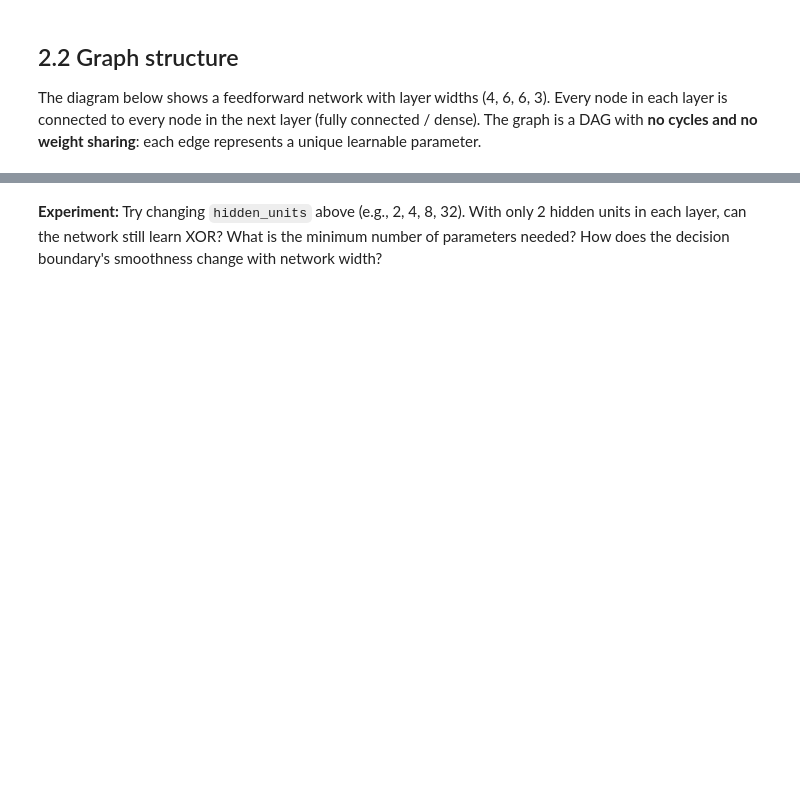
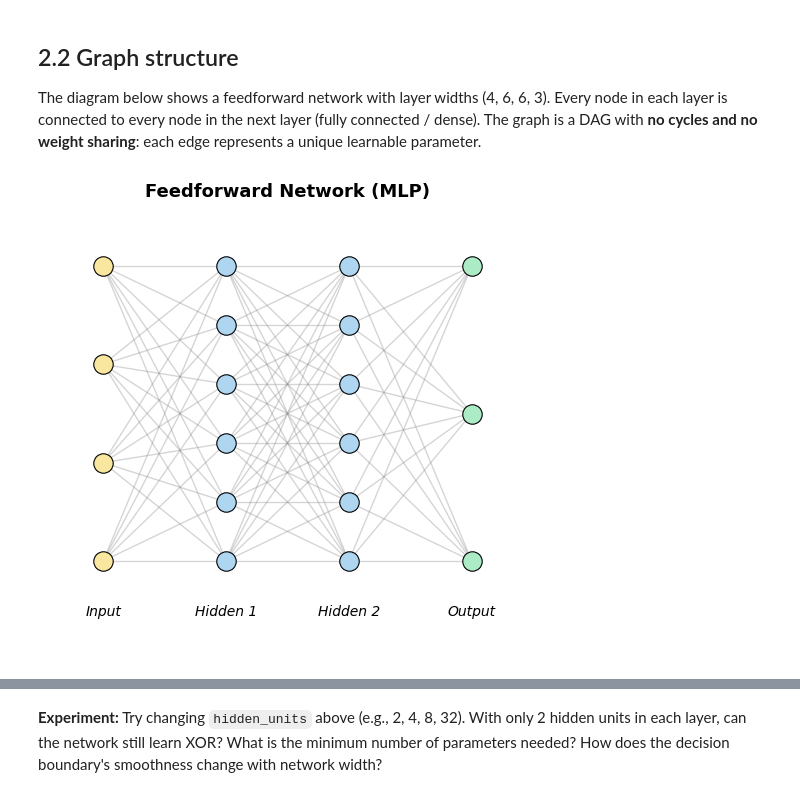
Before and after one commit to eduenez/MathAIspring2026UTSA, a Jupyter notebook: code/dnn_architectures_overview.ipynb, the cells around one changed output, grey strips where cells are left out. Cells and saved outputs as stored; diff of their text form; code cells hidden in the pictures; blank space fills up the shorter version.

```diff
--- a/code/dnn_architectures_overview.ipynb
+++ b/code/dnn_architectures_overview.ipynb
@@ -310,28 +319,30 @@ The diagram below shows a feedforward network with layer widths (4, 6, 6, 3). Ev
 # %%
 # --- Feedforward (MLP) graph ---
 fig, ax = plt.subplots(figsize=(8, 5))
 
-sizes_ff = [4, 6, 6, 3]. # Dimensions of each layer (input, hidden1, hidden2, ..., output)
+sizes_ff = [4, 6, 6, 3] # Dimensions of each layer (input, hidden1, hidden2, ..., output)
 pos_ff, layers_ff = layer_positions(sizes_ff)
 edges_ff = dense_edges(layers_ff)
 
 colors_ff = {}
 layer_colors = ['#f9e79f', '#aed6f1', '#aed6f1', '#abebc6']
 layer_names = ['Input', 'Hidden 1', 'Hidden 2', 'Output']
 for li, ids in enumerate(layers_ff):
     for nid in ids:
         colors_ff[nid] = layer_colors[li]
 
 draw_arch_graph(ax, pos_ff, edges_ff, title="Feedforward Network (MLP)",
                 node_colors=colors_ff)
 
 for li, x in enumerate(np.linspace(0, 1, len(sizes_ff))):
     ax.text(x, -0.05, layer_names[li], ha='center', fontsize=10, style='italic')
 
 ax.set_xlim(-0.15, 1.15)
 ax.set_ylim(-0.15, 1.05)
 plt.tight_layout()
 plt.show()
+# %% [output]
+[figure, added]
 # %%
 # @title MLP — Hyperparameters & Training
 # Generate XOR data (with some noise for visual interest)
```
Also changed, not shown: parts of 20 cells of this notebook, 3 other files.
